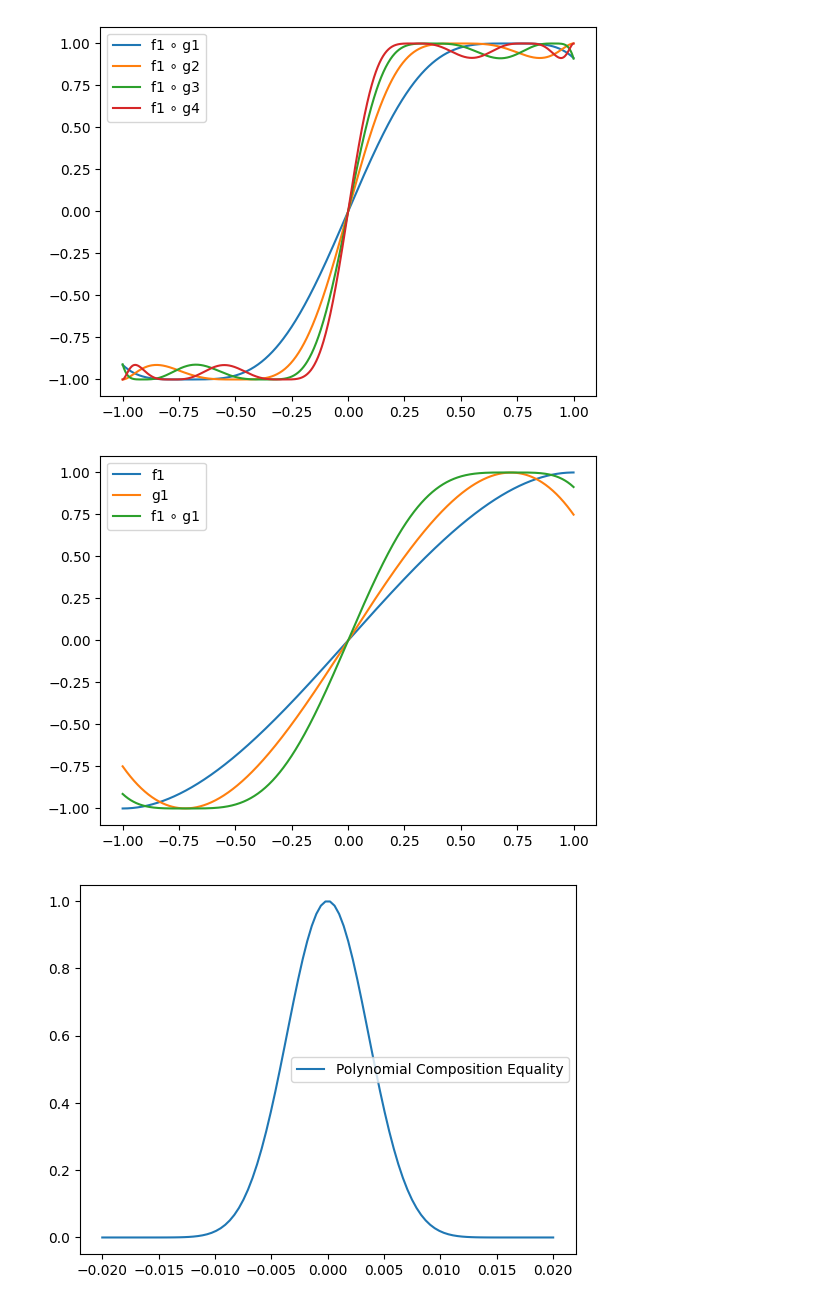
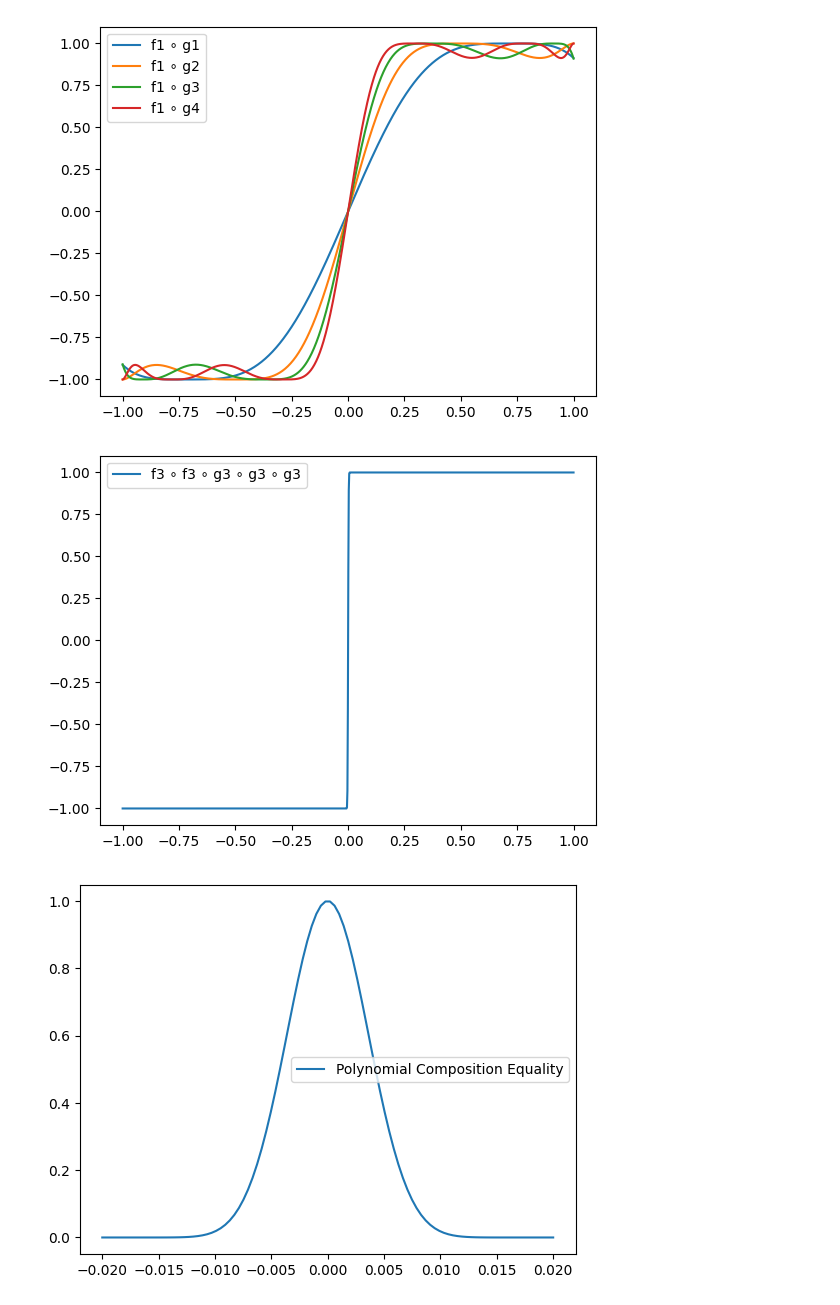
Before and after one commit to jkav77/fhenom, a Jupyter notebook: notebooks/sign_evaluation_methods.ipynb, the cells around one changed output. Drawn from its saved outputs; the diff is of its cells as text; code cells hidden in the pictures.

```diff
--- a/notebooks/sign_evaluation_methods.ipynb
+++ b/notebooks/sign_evaluation_methods.ipynb
@@ -198,14 +169,12 @@ plt.legend()
 plt.show()
 # %% [output]
 [figure]
-# %%
-plt.plot(x, f1(x), label="f1")
-plt.plot(x, g1(x), label="g1")
-plt.plot(x, f1(g1(x)), label="f1 ∘ g1")
-plt.legend()
-plt.show()
-# %% [output]
-[figure, removed]
+# %%
+plt.plot(x, f3(f3(g3(g3(g3(x))))), label="f3 ∘ f3 ∘ g3 ∘ g3 ∘ g3")
+plt.legend()
+plt.show()
+# %% [output]
+[figure, added]
 # %%
 x = np.linspace(-.02, .02, 100)
 #plt.plot(x, np.sign(x), label="Sign Function")
```
Also changed, not shown: parts of 6 cells of this notebook, 3 other files.
